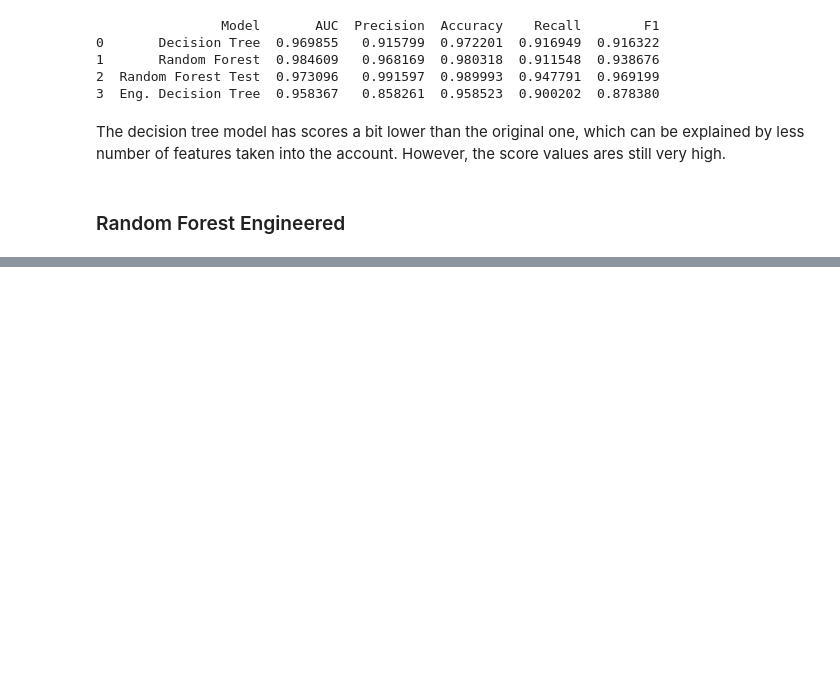
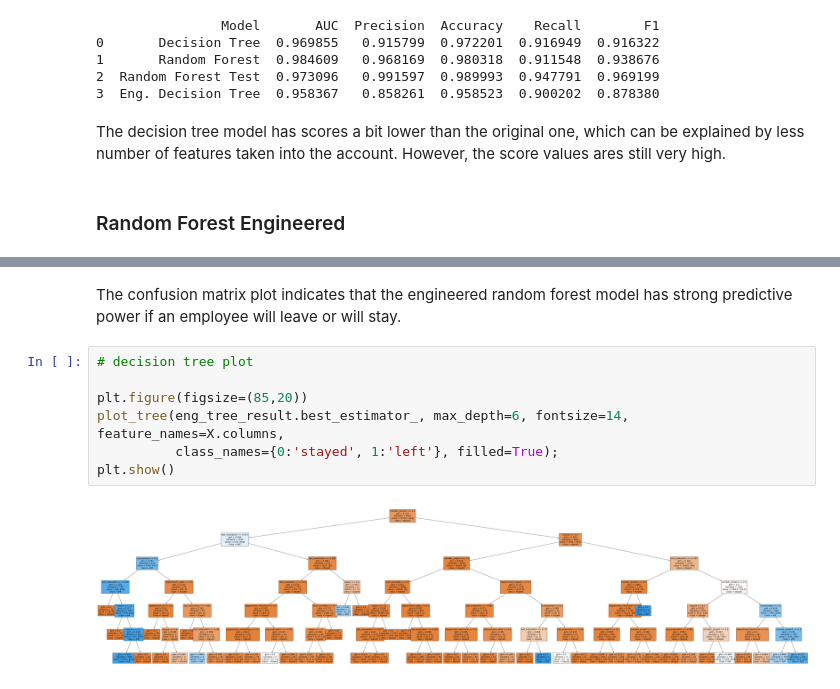
Before and after one commit to julhild/Salifort_Motors_project, a Jupyter notebook: main.ipynb, the cells around one changed output, grey strips where cells are left out. Saved outputs shown, nothing was run; the diff lists cells and outputs as text; blank space fills up the shorter version.

Commit message:
results

```diff
--- a/main.ipynb
+++ b/main.ipynb
@@ -806,0 +969,11 @@ The decision tree model has scores a bit lower than the original one, which can
+# %% [markdown]
+The confusion matrix plot indicates that the engineered random forest model has strong predictive power if an employee will leave or will stay.
+# %%
+# decision tree plot
+
+plt.figure(figsize=(85,20))
+plot_tree(eng_tree_result.best_estimator_, max_depth=6, fontsize=14, feature_names=X.columns,
+          class_names={0:'stayed', 1:'left'}, filled=True);
+plt.show()
+# %% [output]
+[figure, added]
```
Also changed, not shown: parts of 45 cells of this notebook, 2 other files.
